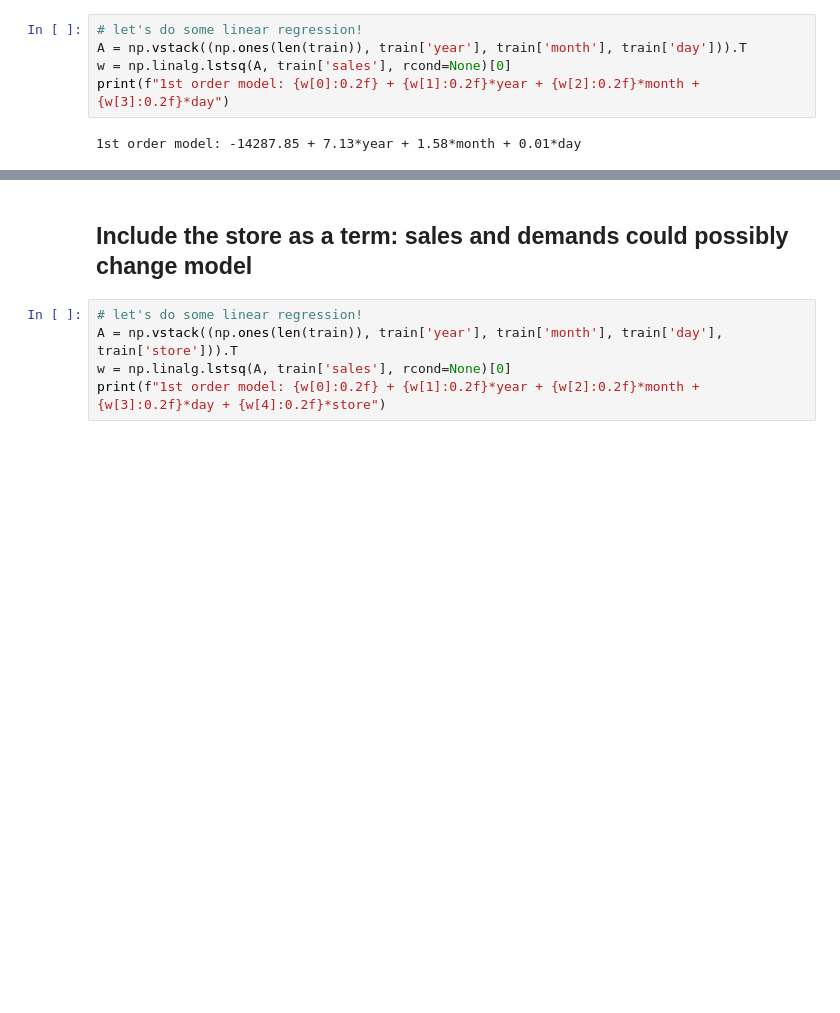
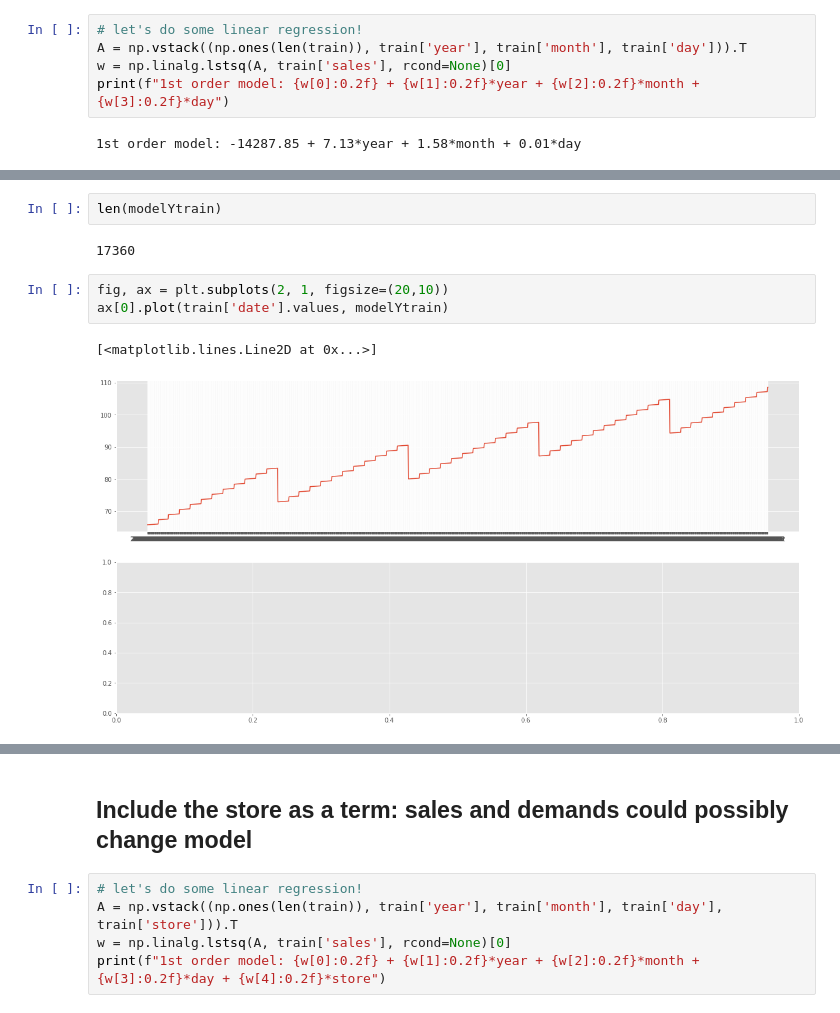
Before and after one commit to sh-biswas/demand-forecasting_Cogs109Final, a Jupyter notebook: Report.ipynb, the cells around one changed output, grey strips where cells are left out. Cells and saved outputs as stored; diff of their text form; blank space fills up the shorter version.

```diff
--- a/Report.ipynb
+++ b/Report.ipynb
@@ -166,0 +187,10 @@ axs[0].plot(train['date'].values, modelYtrain_all)
+# %%
+len(modelYtrain)
+# %% [output]
+17360
+# %%
+fig, ax = plt.subplots(2, 1, figsize=(20,10))
+ax[0].plot(train['date'].values, modelYtrain)
+# %% [output]
+[<matplotlib.lines.Line2D at 0x...>]
+[figure, added]
```
Also changed, not shown: parts of 5 cells of this notebook.
